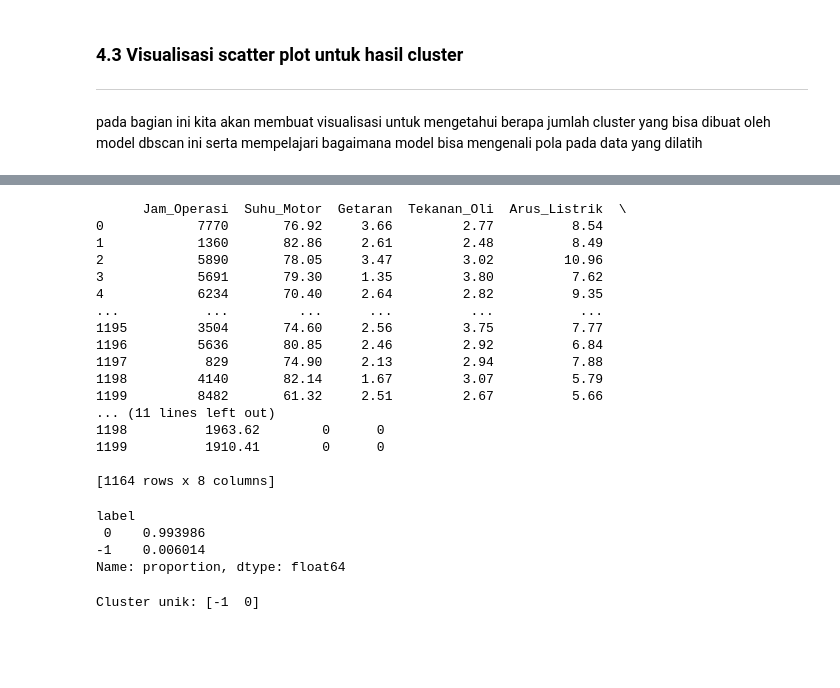
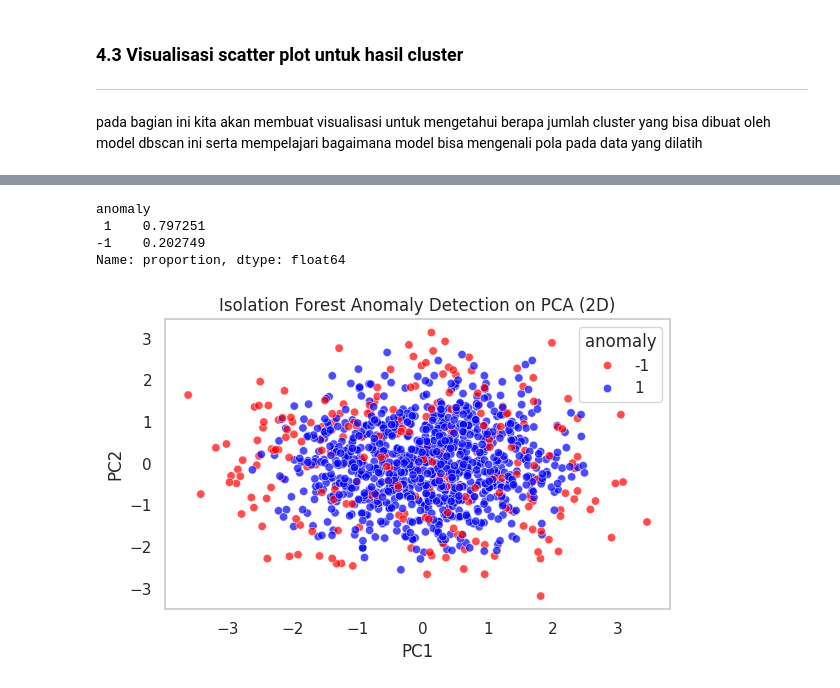
Before and after one commit to BlackBox-Ops/prediksi-estimasi-perbaikan-mesin, a Jupyter notebook: DS Series Prediksi dan Estimasi Perbaikan Mesin.ipynb, the cells around one changed output, grey strips where cells are left out. Saved outputs shown, nothing was run; the diff lists cells and outputs as text; code cells hidden in the pictures; blank space fills up the shorter version.

Commit message:
mengganti model ke isolation forest dan juga menguji model

```diff
--- a/DS Series Prediksi dan Estimasi Perbaikan Mesin.ipynb
+++ b/DS Series Prediksi dan Estimasi Perbaikan Mesin.ipynb
@@ -979,38 +839,36 @@ Nilai eps optimal (auto-detected): 0.578
-# %%
-dbscan = DBSCAN(eps=0.578, min_samples=5)  # misal hasil elbow di 0.5
-clusters = dbscan.fit_predict(X_pca_2d)
-
-# membuat dataframe cluster
-df_cleaned['label'] = clusters
-
-print(df_cleaned)
-# %% [output]
-      Jam_Operasi  Suhu_Motor  Getaran  Tekanan_Oli  Arus_Listrik  \
-0            7770       76.92     3.66         2.77          8.54
-1            1360       82.86     2.61         2.48          8.49
-2            5890       78.05     3.47         3.02         10.96
-3            5691       79.30     1.35         3.80          7.62
-4            6234       70.40     2.64         2.82          9.35
-...           ...         ...      ...          ...           ...
-1195         3504       74.60     2.56         3.75          7.77
-1196         5636       80.85     2.46         2.92          6.84
-1197          829       74.90     2.13         2.94          7.88
-1198         4140       82.14     1.67         3.07          5.79
-1199         8482       61.32     2.51         2.67          5.66
-... (11 lines left out)
-1198          1963.62        0      0
-1199          1910.41        0      0
-
-[1164 rows x 8 columns]
-# %%
-df_cleaned['label'].value_counts(normalize=True)
-# %% [output]
-label
- 0    0.993986
--1    0.006014
-Name: proportion, dtype: float64
-# %%
-# Berapa banyak cluster unik
-print("Cluster unik:", np.unique(labels))
-# %% [output]
-Cluster unik: [-1  0]
+# %%
+from sklearn.ensemble import IsolationForest
+
+# ====== 1. Train Isolation Forest ======
+iso_forest = IsolationForest(n_estimators=100, contamination='auto', random_state=42)
+iso_forest.fit(scaled_df)
+
+# ====== 2. Prediksi dan Tambahkan ke DataFrame ======
+df_result = df_pca.copy()  # ambil dari hasil PCA 2D
+df_result['anomaly_score'] = iso_forest.decision_function(scaled_df)  # semakin negatif = makin aneh
+df_result['anomaly'] = iso_forest.predict(scaled_df)  # 1 = normal, -1 = anomali
+
+# Lihat ringkasan
+print(df_result['anomaly'].value_counts(normalize=True))
+# %% [output]
+anomaly
+ 1    0.797251
+-1    0.202749
+Name: proportion, dtype: float64
+# %%
+plt.figure(figsize=(6, 4))
+sns.scatterplot(
+    data=df_result,
+    x='PC1', y='PC2',
+    hue='anomaly',
+    palette={1: 'blue', -1: 'red'},
+    alpha=0.7
+)
+plt.title('Isolation Forest Anomaly Detection on PCA (2D)')
+plt.xlabel('PC1')
+plt.ylabel('PC2')
+plt.grid(False)
+plt.tight_layout()
+plt.show()
+# %% [output]
+[figure, added]
```
Also changed, not shown: parts of 14 cells of this notebook.
